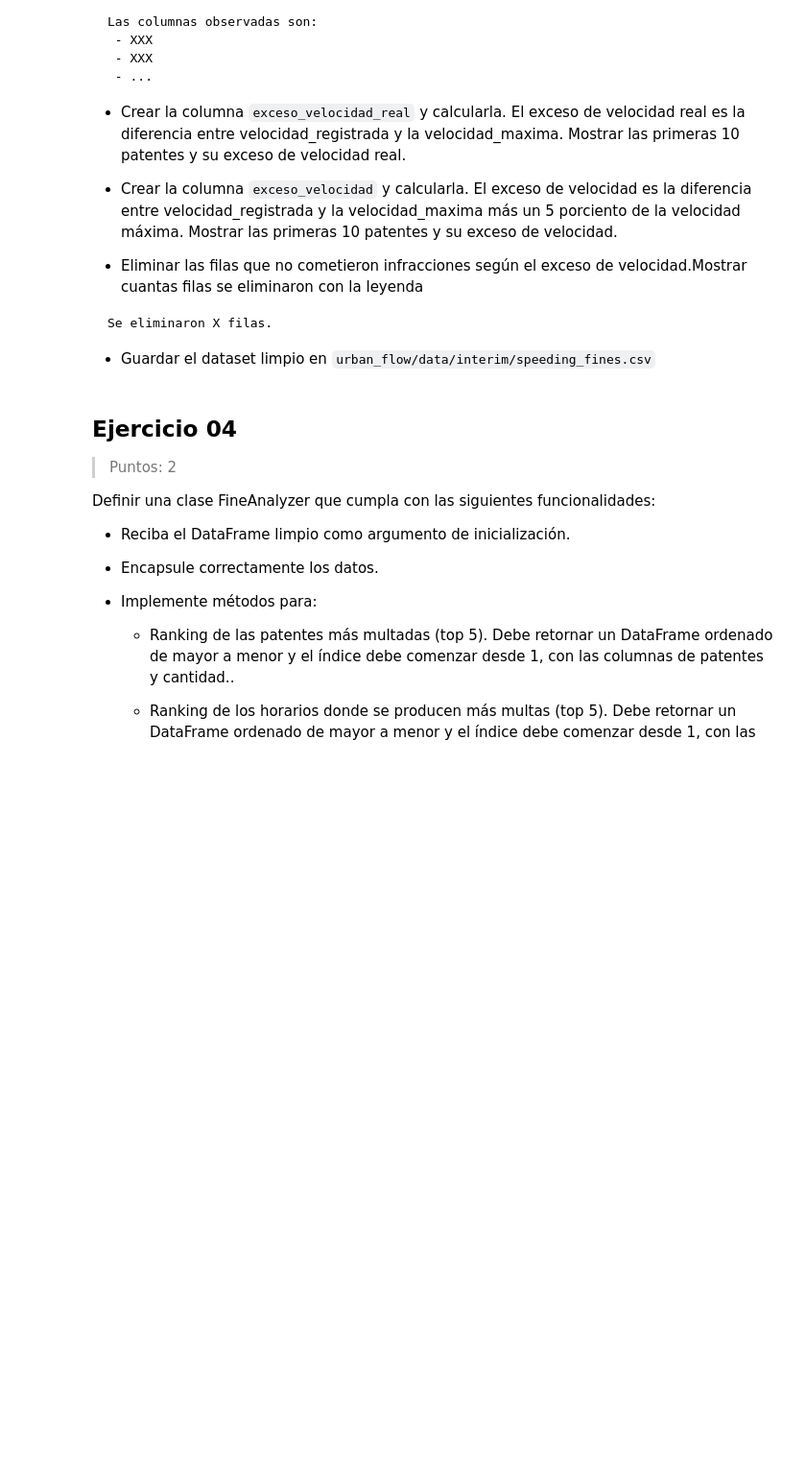
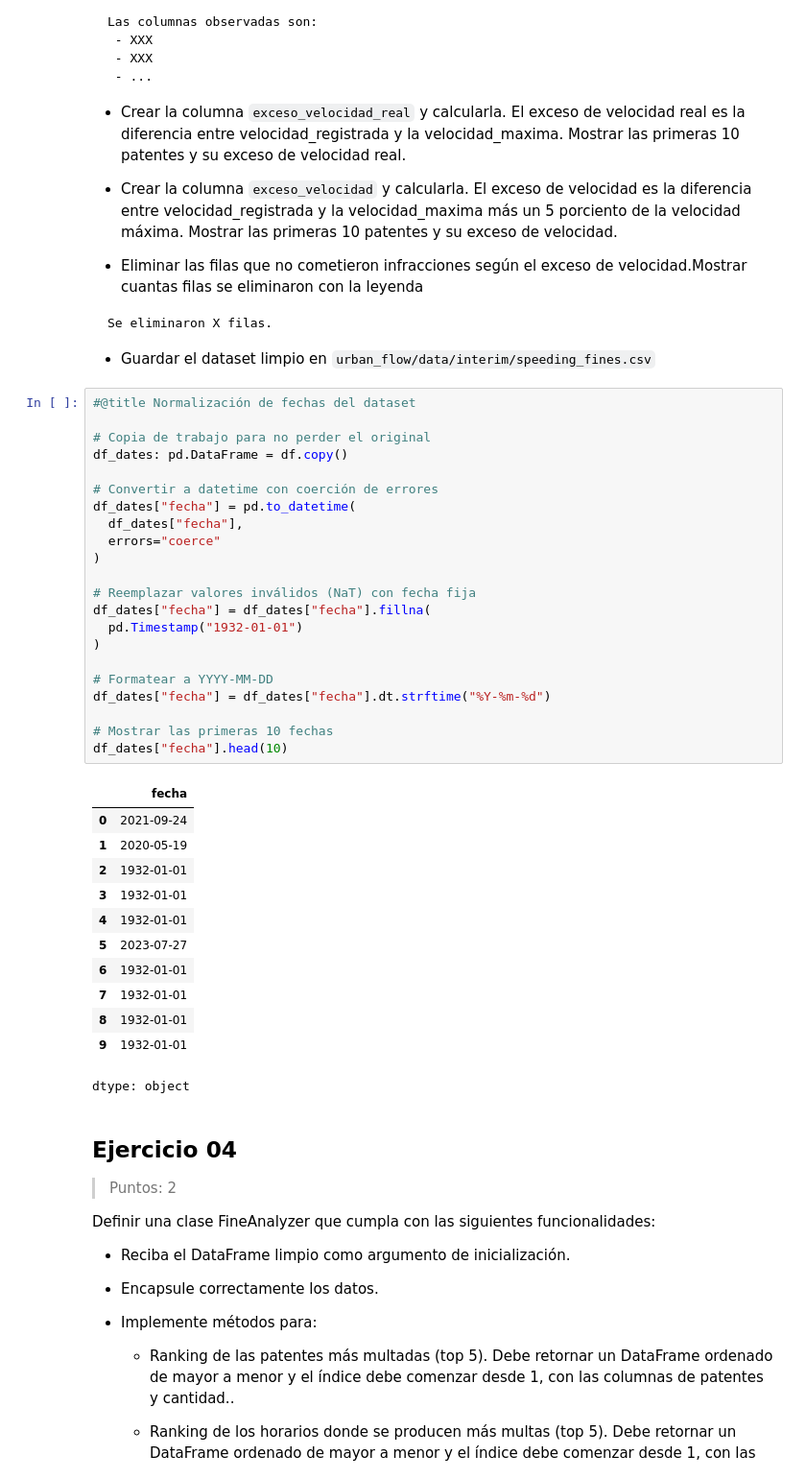
Before and after one commit to ckriztian/lcd-tp-urban-flow, a Jupyter notebook: 01_Flujo_Urbano-Vera_Cristian-Verdun_Dario-Sanchez_Sergio-Saldivia_Eduardo.ipynb, the cells around one changed output. Shown at 96% size. Cells and saved outputs as stored; diff of their text form; blank space fills up the shorter version.

Commit message:
Normalización de fechas del dataset

````diff
--- a/01_Flujo_Urbano-Vera_Cristian-Verdun_Dario-Sanchez_Sergio-Saldivia_Eduardo.ipynb
+++ b/01_Flujo_Urbano-Vera_Cristian-Verdun_Dario-Sanchez_Sergio-Saldivia_Eduardo.ipynb
@@ -310,6 +310,41 @@ Se eliminaron X filas.
 ```
 
 - Guardar el dataset limpio en `urban_flow/data/interim/speeding_fines.csv`
+# %%
+#@title Normalización de fechas del dataset
+
+# Copia de trabajo para no perder el original
+df_dates: pd.DataFrame = df.copy()
+
+# Convertir a datetime con coerción de errores
+df_dates["fecha"] = pd.to_datetime(
+  df_dates["fecha"],
+  errors="coerce"
+)
+
+# Reemplazar valores inválidos (NaT) con fecha fija
+df_dates["fecha"] = df_dates["fecha"].fillna(
+  pd.Timestamp("1932-01-01")
+)
+
+# Formatear a YYYY-MM-DD
+df_dates["fecha"] = df_dates["fecha"].dt.strftime("%Y-%m-%d")
+
+# Mostrar las primeras 10 fechas
+df_dates["fecha"].head(10)
+# %% [output]
+|  | fecha |
+| 0 | 2021-09-24 |
+| 1 | 2020-05-19 |
+| 2 | 1932-01-01 |
+| 3 | 1932-01-01 |
+| 4 | 1932-01-01 |
+| 5 | 2023-07-27 |
+| 6 | 1932-01-01 |
+| 7 | 1932-01-01 |
+| 8 | 1932-01-01 |
+| 9 | 1932-01-01 |
+dtype: object
 # %% [markdown]
 ## Ejercicio 04
 
````
